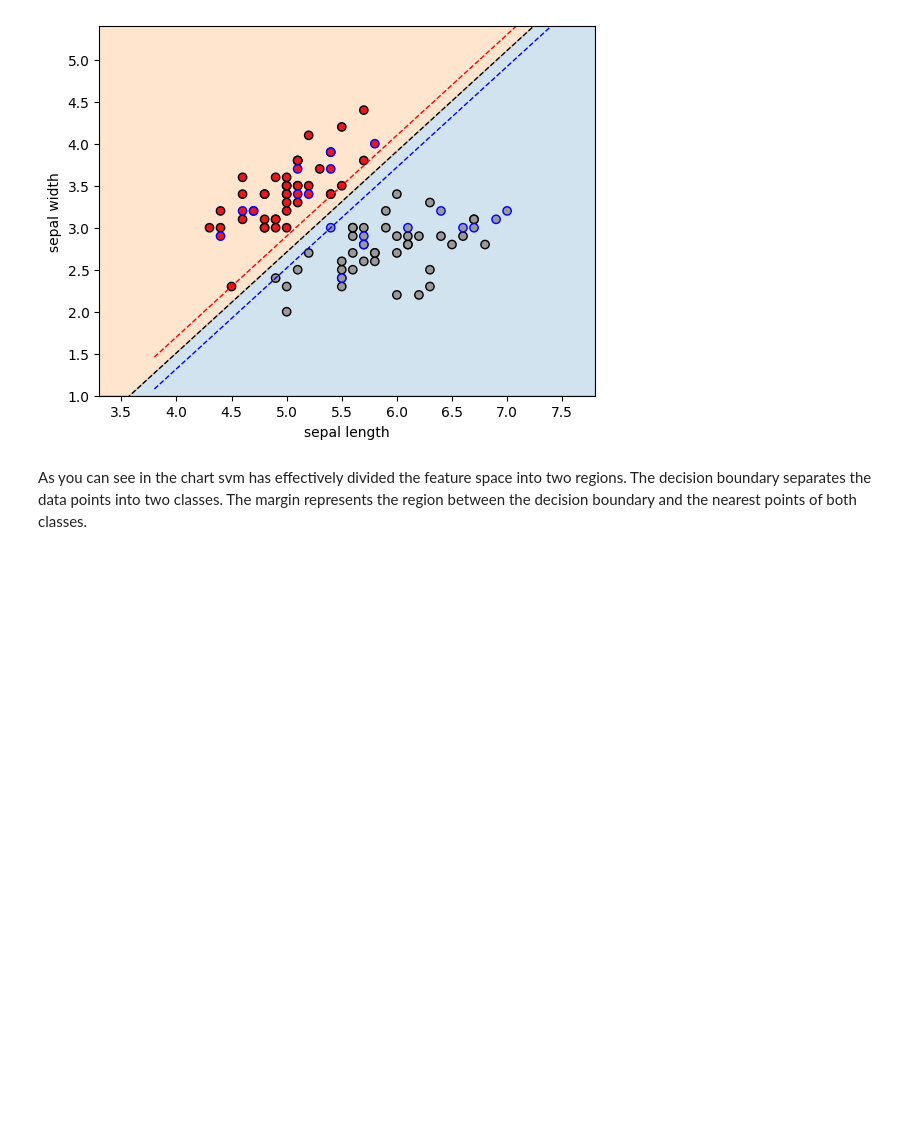
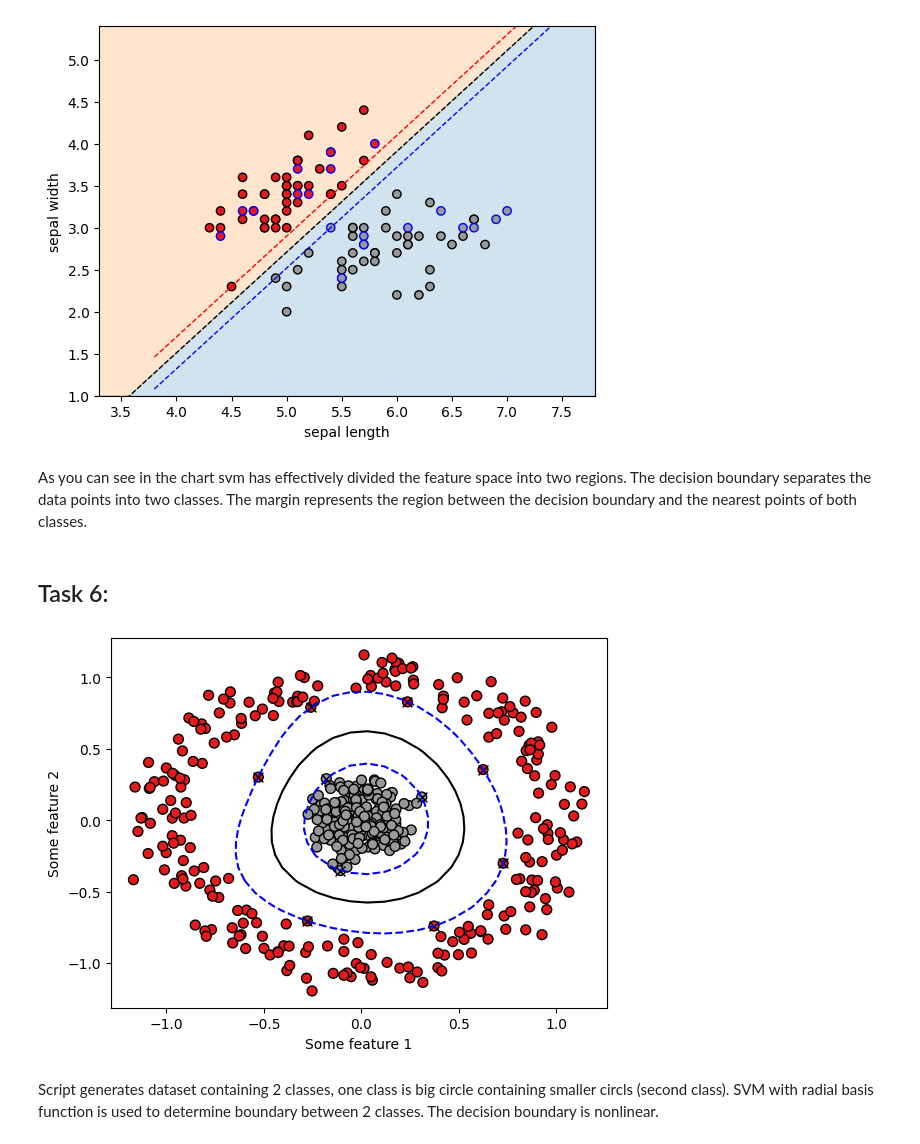
Before and after one commit to Makarasaki/ML_lab, a Jupyter notebook: lab_2/lab_2.ipynb, the cells around one changed output. Saved outputs shown, nothing was run; the diff lists cells and outputs as text; code cells hidden in the pictures; blank space fills up the shorter version.

Commit message:
lab 2 added task6

```diff
--- a/lab_2/lab_2.ipynb
+++ b/lab_2/lab_2.ipynb
@@ -375,3 +375,62 @@ Text(0.5, 0, 'sepal length')
 [figure]
 # %% [markdown]
 As you can see in the chart svm has effectively divided the feature space into two regions. The decision boundary separates the data points into two classes. The margin represents the region between the decision boundary and the nearest points of both classes.
+# %% [markdown]
+## Task 6:
+# %%
+# -*- coding: utf-8 -*-
+"""
+Created on Sat Oct  8 17:46:12 2022
+
+@author: Kuba
+
+This example uses code from the University of Warsaw educational materials:
+https://colab.research.google.com/drive/1QTOK6B8jPrP3J7NW2I93q3WZJ1CAWN_H
+
+"""
+
+from sklearn.datasets import make_circles
+import matplotlib.pyplot as plt
+from sklearn.svm import SVC
+import numpy as np
+
+# generating a 'circularly distributed' dataset and target class labels
+X, y = make_circles(500, factor=.1, noise=.1)
+
+# scatter plot of the training data
+ax = plt.gca()
+plt.scatter(X[:, 0], X[:, 1], c=y, s=50, cmap=plt.cm.Set1, edgecolor="k")
+ax.set_xlabel('Some feature 1')
+ax.set_ylabel('Some feature 2')
+
+# creating an instance of the support vector machine classifier
+# with a radial basis function type of kernel (nonlinear)
+svm = SVC(kernel='rbf', C=1E10)
+
+# training
+svm.fit(X, y)
+
+# grid of points for drawing the nonlinear decision boundary
+xlim = ax.get_xlim()
+ylim = ax.get_ylim()
+xx = np.linspace(xlim[0], xlim[1], 30)
+yy = np.linspace(ylim[0], ylim[1], 30)
+YY, XX = np.meshgrid(yy, xx)
+xy = np.vstack([XX.ravel(), YY.ravel()]).T
+
+# drawing the decision bounary (black line) and margins (blue line) using the .decision_function() method
+Z = svm.decision_function(xy).reshape(XX.shape)
+ax.contour(XX, YY, Z, colors=['b', 'k', 'b'], levels=[-1, 0, 1], alpha=1,
+           linestyles=['--', '-', '--'])
+
+# mark support vectors (black crosses)
+support_vector1 = svm.support_vectors_[:, 0]
+support_vector2 = svm.support_vectors_[:, 1]
+ax.scatter(support_vector1, support_vector2, s=50,
+           linewidth=1, color='k', marker = 'x')
+
+plt.show()
+# %% [output]
+[figure, added]
+# %% [markdown]
+Script generates dataset containing 2 classes, one class is big circle containing smaller circls (second class). SVM with radial basis function is used to determine boundary between 2 classes. The decision boundary is nonlinear.
```
